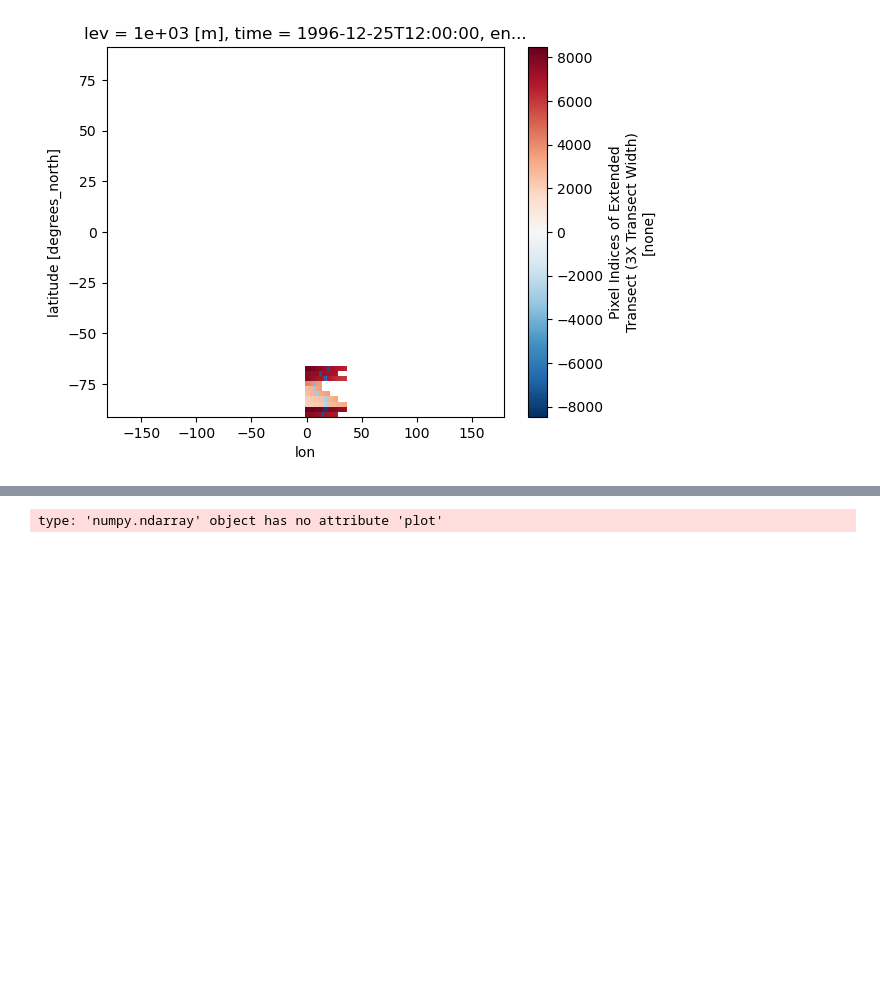
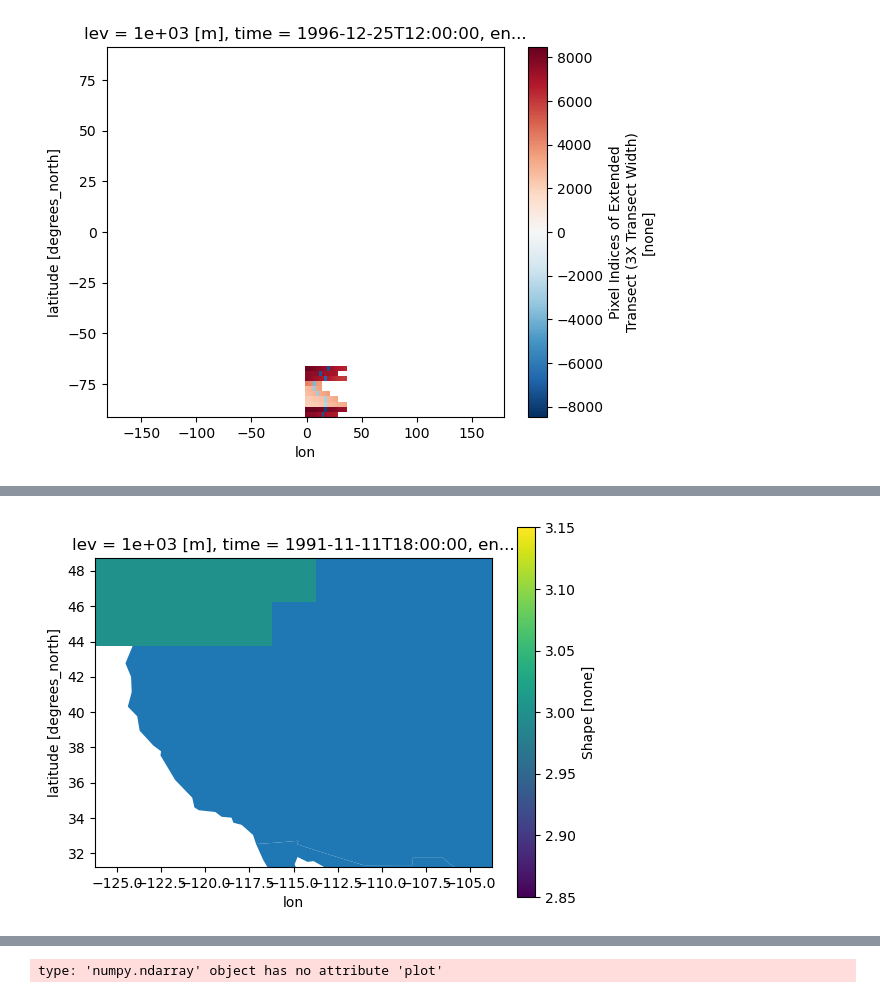
Before and after one commit to bessoh2/correlated-domains, a Jupyter notebook: notebooks/AR_analysis.ipynb, the cells around one changed output, grey strips where cells are left out. Cells and saved outputs as stored; diff of their text form; code cells hidden in the pictures; blank space fills up the shorter version.

```diff
--- a/notebooks/AR_analysis.ipynb
+++ b/notebooks/AR_analysis.ipynb
@@ -257,0 +262,11 @@ ars.sel(time=slice("1996-12-25", "1997-01-02"))['xtnsctidx'][0,2,0,:,:].rio.set_
+# %%
+# ax.set_xlim(-125,-105)
+# ax.set_ylim(31,49)
+
+ars_cold_western = ars_cold.sel(lon=slice(-125, -105), lat=slice(31, 49))
+# %%
+fig, ax = plt.subplots()
+world.plot(ax=ax)
+ars_cold_western.sel(time=slice("1991-11-10", "1991-11-16"))['shapemap'][0,7,0,:,:].rio.set_crs('epsg:4326').plot(ax=ax)
+print(ars_cold_western.sel(time=slice("1991-11-10", "1991-11-16"))['time'].values)
+# %% [output]
@@ -257,0 +287 @@ ars.sel(time=slice("1996-12-25", "1997-01-02"))['xtnsctidx'][0,2,0,:,:].rio.set_
+[figure, added]
```
Also changed, not shown: parts of 18 cells of this notebook.
